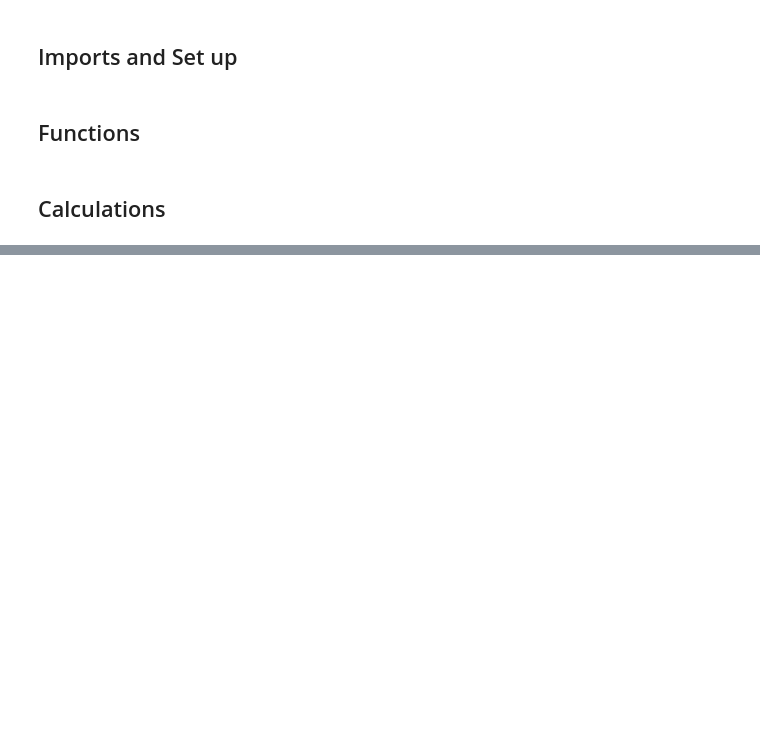
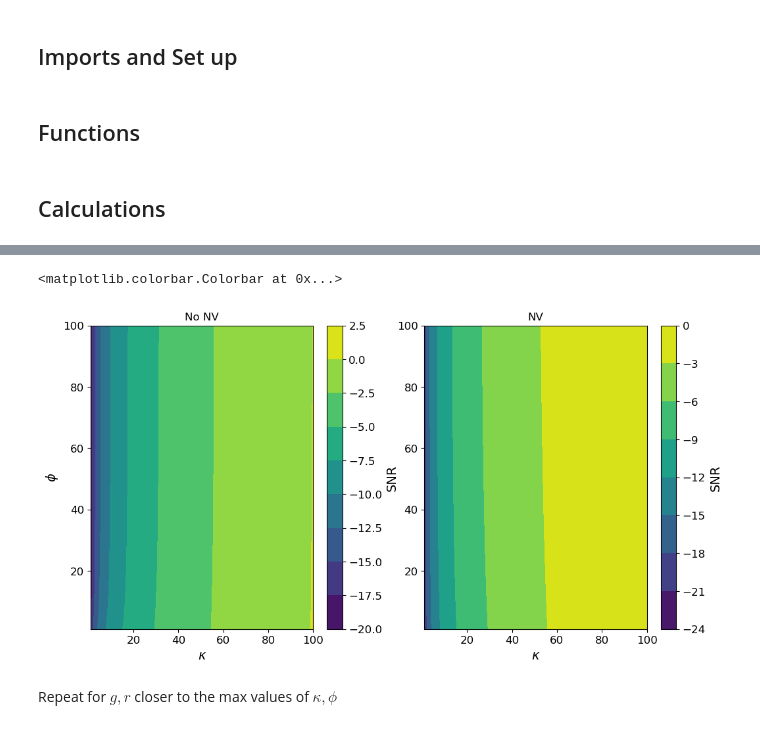
Before and after one commit to jleamer/mode_cooling, a Jupyter notebook: attenuation_calcs.ipynb, the cells around one changed output, grey strips where cells are left out. Saved outputs shown, nothing was run; the diff lists cells and outputs as text; code cells hidden in the pictures; blank space fills up the shorter version.

```diff
--- a/attenuation_calcs.ipynb
+++ b/attenuation_calcs.ipynb
@@ -219,0 +279,18 @@ plt.legend()
+# %%
+fig = plt.figure(1, figsize=(12, 6))
+ax = fig.subplots(1, 2)
+im0 = ax[0].contourf(κm[0], ϕm[0], 10*np.log10(signal_no_nv[0] / noise_no_nv))
+ax[0].set_xlabel("$\\kappa$")
+ax[0].set_ylabel("$\\phi$")
+ax[0].set_title("No NV")
+fig.colorbar(im0, label='SNR')
+
+im1 = ax[1].contourf(κm[0], ϕm[0], 10*np.log10(signal[0] / noise))
+ax[1].set_xlabel("$\\kappa$")
+ax[1].set_title("NV")
+fig.colorbar(im1, label='SNR')
+# %% [output]
+<matplotlib.colorbar.Colorbar at 0x...>
+[figure, added]
+# %% [markdown]
+Repeat for $g, r$ closer to the max values of $\kappa, \phi$
```
Also changed, not shown: parts of 31 cells of this notebook.
